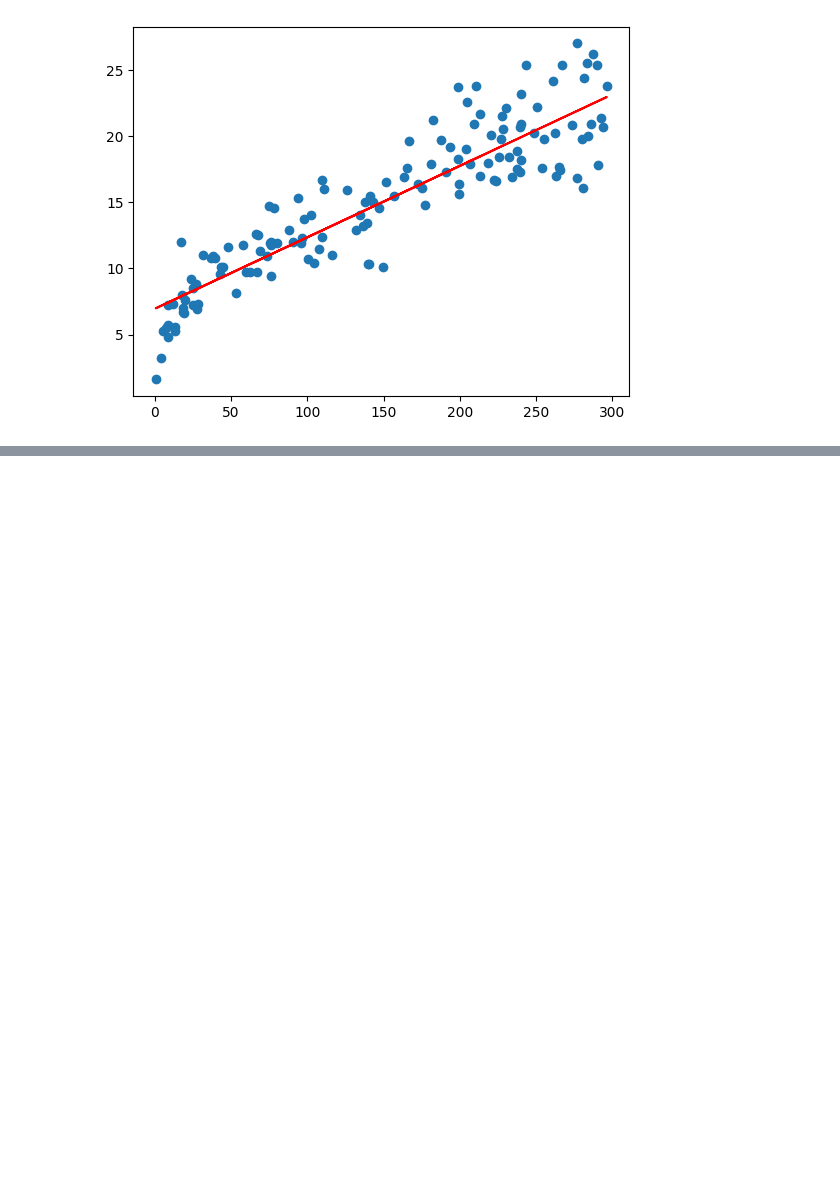
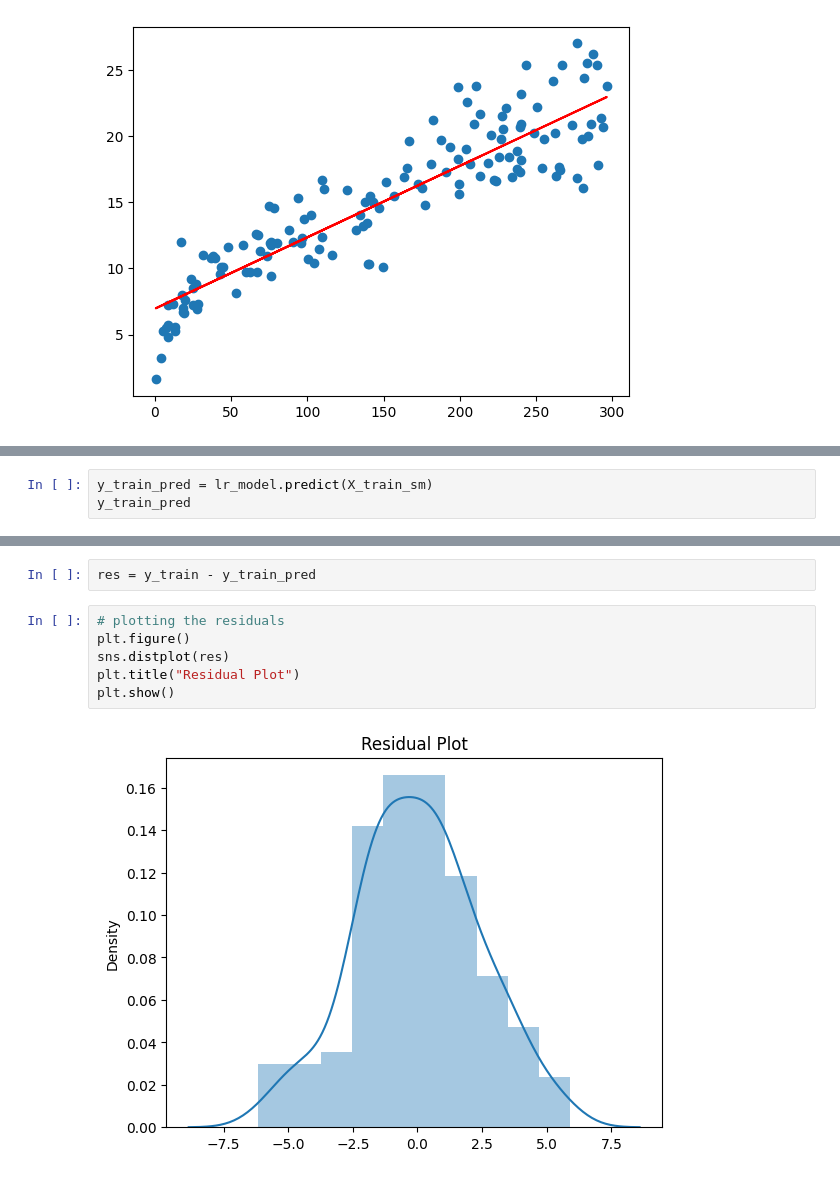
Before and after one commit to jeet005/Machine-Learning, a Jupyter notebook: Linear Regression/Simple Linear Regression/SLR in python.ipynb, the cells around one changed output, grey strips where cells are left out. Cells and saved outputs as stored; diff of their text form; blank space fills up the shorter version.

```diff
--- a/Linear Regression/Simple Linear Regression/SLR in python.ipynb
+++ b/Linear Regression/Simple Linear Regression/SLR in python.ipynb
@@ -175,0 +188,3 @@ plt.show()
+# %%
+y_train_pred = lr_model.predict(X_train_sm)
+y_train_pred
@@ -175,0 +204,10 @@ plt.show()
+# %%
+res = y_train - y_train_pred
+# %%
+# plotting the residuals
+plt.figure()
+sns.distplot(res)
+plt.title("Residual Plot")
+plt.show()
+# %% [output]
+[figure, added]
```
Also changed, not shown: parts of 13 cells of this notebook.
